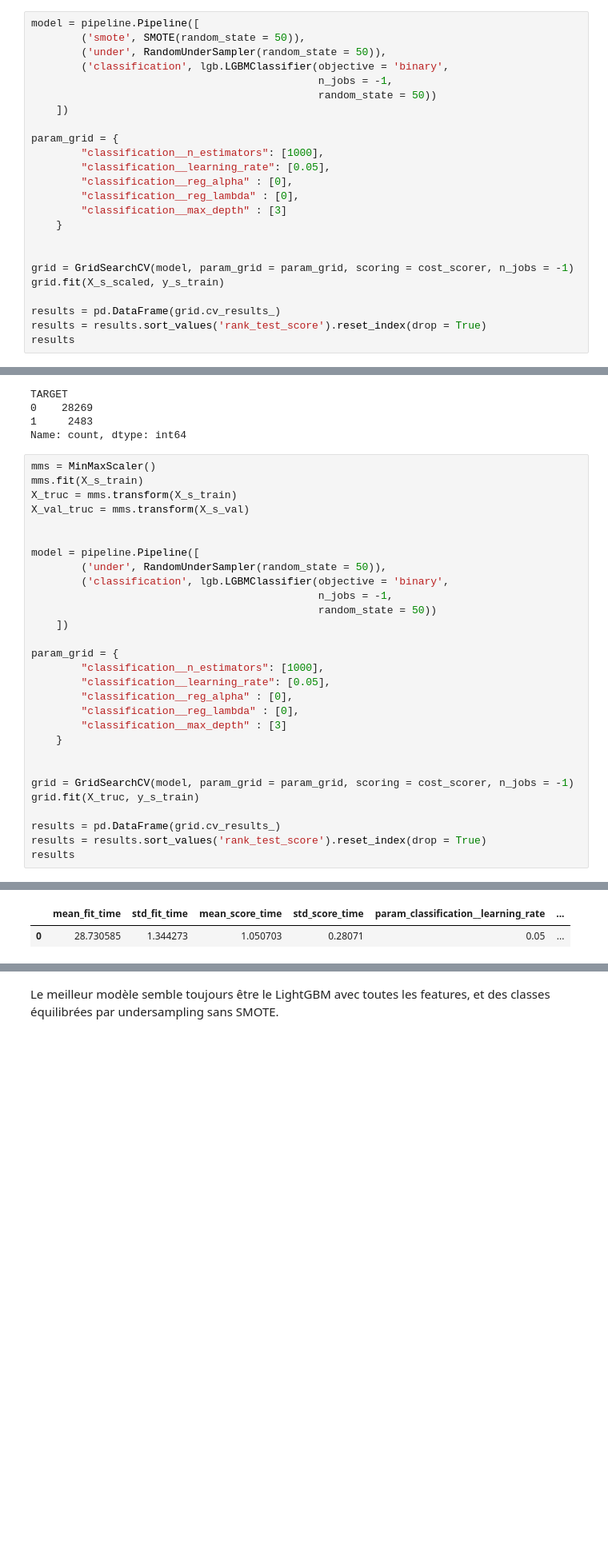
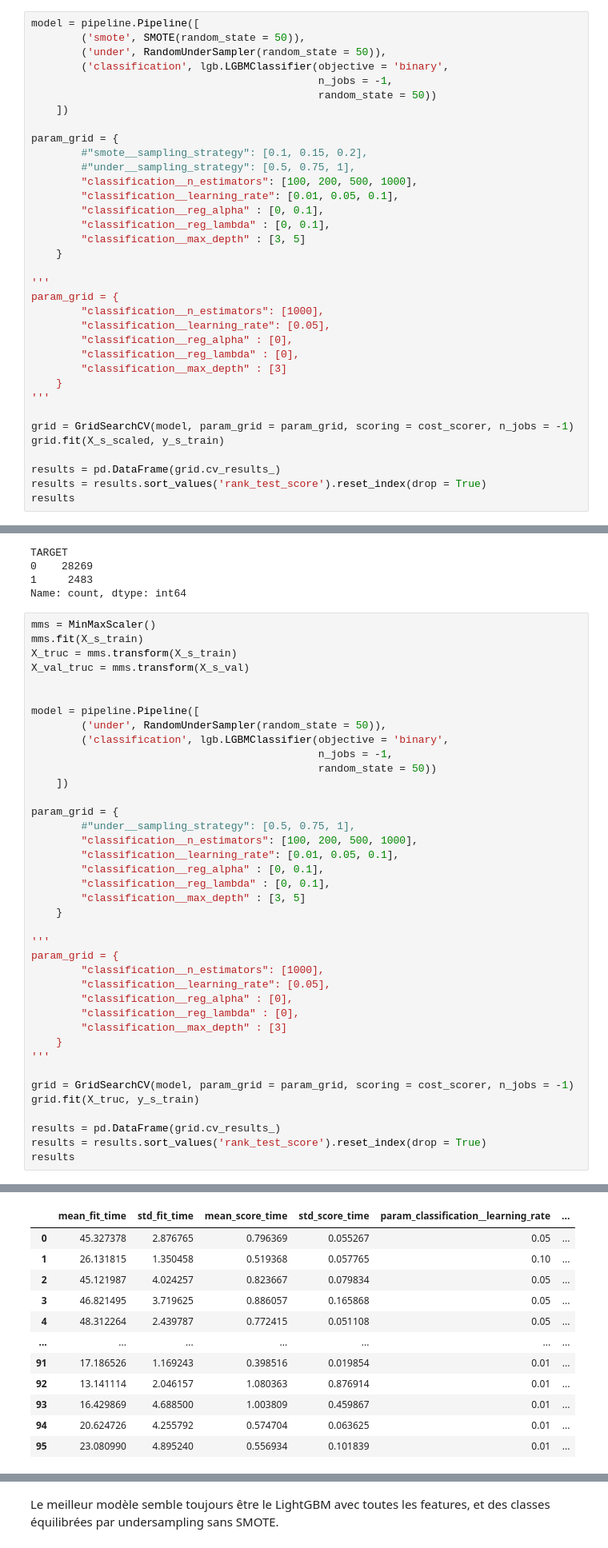
Before and after one commit to ludovicchmz/OpenClassrooms-DataScientist-Projet7, a Jupyter notebook: Chaumaz_Ludovic_2_notebook_modélisation_102025.ipynb, the cells around one changed output, grey strips where cells are left out. Shown at 80% size. Cells and saved outputs as stored; diff of their text form; blank space fills up the shorter version.

```diff
--- a/Chaumaz_Ludovic_2_notebook_modélisation_102025.ipynb
+++ b/Chaumaz_Ludovic_2_notebook_modélisation_102025.ipynb
@@ -804,13 +792,24 @@ model = pipeline.Pipeline([
     ])
 
 param_grid = {
+        #"smote__sampling_strategy": [0.1, 0.15, 0.2],
+        #"under__sampling_strategy": [0.5, 0.75, 1],
+        "classification__n_estimators": [100, 200, 500, 1000],
+        "classification__learning_rate": [0.01, 0.05, 0.1],
+        "classification__reg_alpha" : [0, 0.1],
+        "classification__reg_lambda" : [0, 0.1],
+        "classification__max_depth" : [3, 5]
+    }
+
+'''
+param_grid = {
         "classification__n_estimators": [1000],
         "classification__learning_rate": [0.05],
         "classification__reg_alpha" : [0],
         "classification__reg_lambda" : [0],
         "classification__max_depth" : [3]
     }
-
+'''
 
 grid = GridSearchCV(model, param_grid = param_grid, scoring = cost_scorer, n_jobs = -1)
 grid.fit(X_s_scaled, y_s_train)
@@ -935,13 +933,23 @@ model = pipeline.Pipeline([
     ])
 
 param_grid = {
+        #"under__sampling_strategy": [0.5, 0.75, 1],
+        "classification__n_estimators": [100, 200, 500, 1000],
+        "classification__learning_rate": [0.01, 0.05, 0.1],
+        "classification__reg_alpha" : [0, 0.1],
+        "classification__reg_lambda" : [0, 0.1],
+        "classification__max_depth" : [3, 5]
+    }
+
+'''
+param_grid = {
         "classification__n_estimators": [1000],
         "classification__learning_rate": [0.05],
         "classification__reg_alpha" : [0],
         "classification__reg_lambda" : [0],
         "classification__max_depth" : [3]
     }
-
+'''
 
 grid = GridSearchCV(model, param_grid = param_grid, scoring = cost_scorer, n_jobs = -1)
 grid.fit(X_truc, y_s_train)
@@ -961,14 +969,24 @@ You can set `force_col_wise=true` to remove the overhead.
 [LightGBM] [Info] [binary:BoostFromScore]: pavg=0.500000 -> initscore=0.000000
 [LightGBM] [Warning] No further splits with positive gain, best gain: -inf
 [LightGBM] [Warning] No further splits with positive gain, best gain: -inf
 [LightGBM] [Warning] No further splits with positive gain, best gain: -inf
 [LightGBM] [Warning] No further splits with positive gain, best gain: -inf
 [LightGBM] [Warning] No further splits with positive gain, best gain: -inf
 [LightGBM] [Warning] No further splits with positive gain, best gain: -inf
 ... (990 lines left out)
 [LightGBM] [Warning] No further splits with positive gain, best gain: -inf
 [LightGBM] [Warning] No further splits with positive gain, best gain: -inf
 [LightGBM] [Warning] No further splits with positive gain, best gain: -inf
 [LightGBM] [Warning] No further splits with positive gain, best gain: -inf
 |  | mean_fit_time | std_fit_time | mean_score_time | std_score_time | param_classification__learning_rate | ... |
-| 0 | 28.730585 | 1.344273 | 1.050703 | 0.28071 | 0.05 | ... |
+| 0 | 45.327378 | 2.876765 | 0.796369 | 0.055267 | 0.05 | ... |
+| 1 | 26.131815 | 1.350458 | 0.519368 | 0.057765 | 0.10 | ... |
+| 2 | 45.121987 | 4.024257 | 0.823667 | 0.079834 | 0.05 | ... |
+| 3 | 46.821495 | 3.719625 | 0.886057 | 0.165868 | 0.05 | ... |
+| 4 | 48.312264 | 2.439787 | 0.772415 | 0.051108 | 0.05 | ... |
+| ... | ... | ... | ... | ... | ... | ... |
+| 91 | 17.186526 | 1.169243 | 0.398516 | 0.019854 | 0.01 | ... |
+| 92 | 13.141114 | 2.046157 | 1.080363 | 0.876914 | 0.01 | ... |
+| 93 | 16.429869 | 4.688500 | 1.003809 | 0.459867 | 0.01 | ... |
+| 94 | 20.624726 | 4.255792 | 0.574704 | 0.063625 | 0.01 | ... |
+| 95 | 23.080990 | 4.895240 | 0.556934 | 0.101839 | 0.01 | ... |
```
Also changed, not shown: parts of 37 cells of this notebook, 2 other files.
